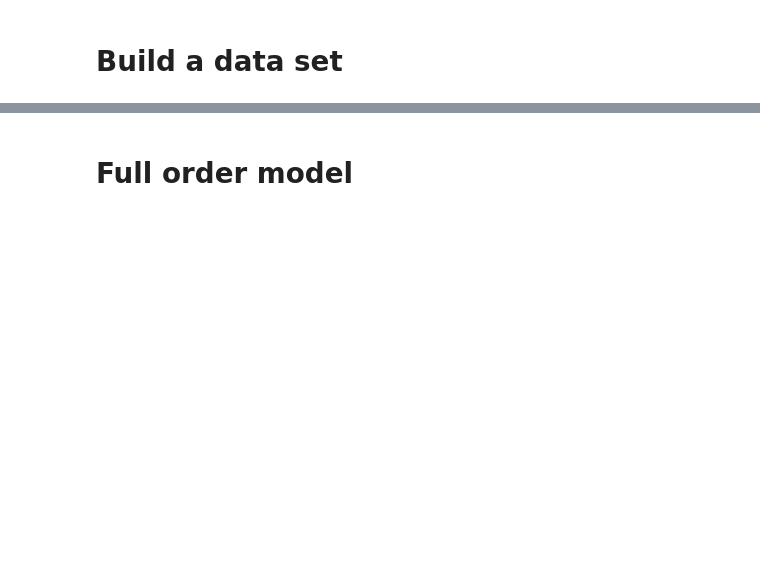
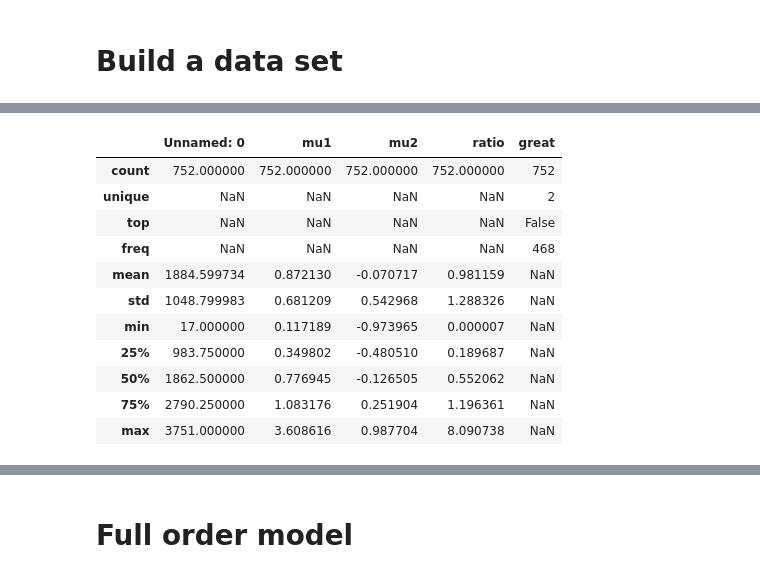
Before and after one commit to gioanateora/Project_MOR, a Jupyter notebook: Projects_solution.ipynb, the cells around one changed output, grey strips where cells are left out. Cells and saved outputs as stored; diff of their text form; code cells hidden in the pictures; blank space fills up the shorter version.

```diff
--- a/Projects_solution.ipynb
+++ b/Projects_solution.ipynb
@@ -147,3 +166,18 @@ fig.show()
+# %%
+test.describe(include='all')
+# %% [output]
+|  | Unnamed: 0 | mu1 | mu2 | ratio | great |
+| count | 752.000000 | 752.000000 | 752.000000 | 752.000000 | 752 |
+| unique | NaN | NaN | NaN | NaN | 2 |
+| top | NaN | NaN | NaN | NaN | False |
+| freq | NaN | NaN | NaN | NaN | 468 |
+| mean | 1884.599734 | 0.872130 | -0.070717 | 0.981159 | NaN |
+| std | 1048.799983 | 0.681209 | 0.542968 | 1.288326 | NaN |
+| min | 17.000000 | 0.117189 | -0.973965 | 0.000007 | NaN |
+| 25% | 983.750000 | 0.349802 | -0.480510 | 0.189687 | NaN |
+| 50% | 1862.500000 | 0.776945 | -0.126505 | 0.552062 | NaN |
+| 75% | 2790.250000 | 1.083176 | 0.251904 | 1.196361 | NaN |
+| max | 3751.000000 | 3.608616 | 0.987704 | 8.090738 | NaN |
 # %%
 !pip install pyevtk
 
```
Also changed, not shown: parts of 25 cells of this notebook.
